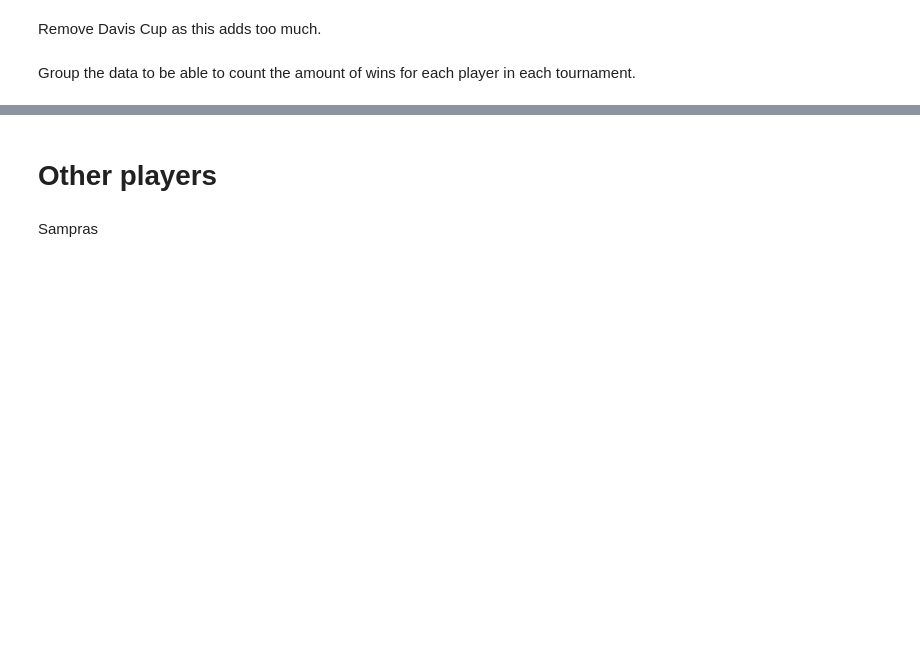
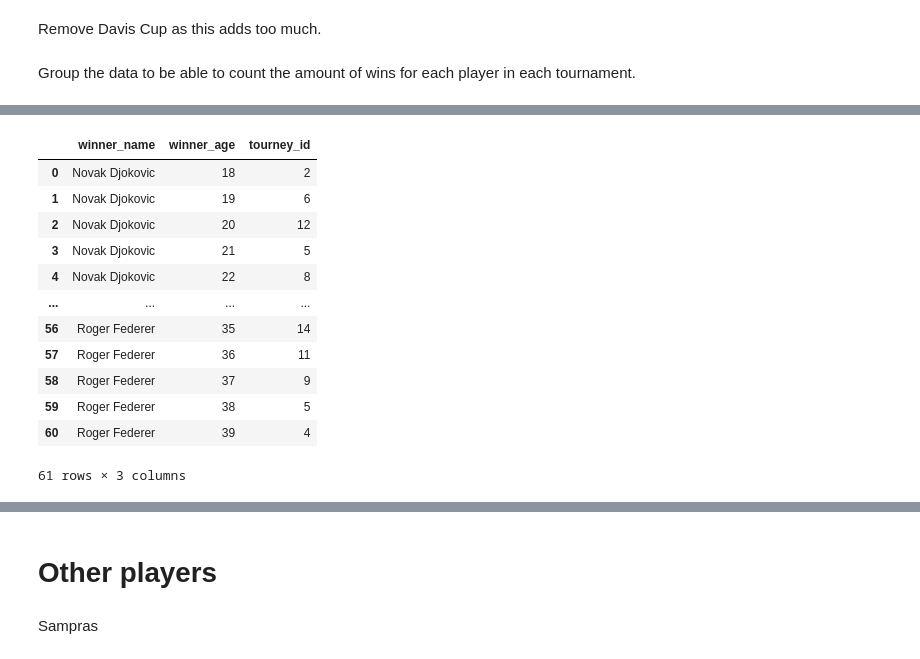
Before and after one commit to harryclem/TennisTop3, a Jupyter notebook: Top 3 tennis figures.ipynb, the cells around one changed output, grey strips where cells are left out. Drawn from its saved outputs; the diff is of its cells as text; code cells hidden in the pictures; blank space fills up the shorter version.

```diff
--- a/Top 3 tennis figures.ipynb
+++ b/Top 3 tennis figures.ipynb
@@ -255,0 +263,17 @@ grouped_winning_data
+# %%
+total_grand_slam_wins = grand_slam_wins.groupby(["winner_name", "winner_age"])["tourney_id"].sum().reset_index()
+total_grand_slam_wins
+# %% [output]
+|  | winner_name | winner_age | tourney_id |
+| 0 | Novak Djokovic | 18 | 2 |
+| 1 | Novak Djokovic | 19 | 6 |
+| 2 | Novak Djokovic | 20 | 12 |
+| 3 | Novak Djokovic | 21 | 5 |
+| 4 | Novak Djokovic | 22 | 8 |
+| ... | ... | ... | ... |
+| 56 | Roger Federer | 35 | 14 |
+| 57 | Roger Federer | 36 | 11 |
+| 58 | Roger Federer | 37 | 9 |
+| 59 | Roger Federer | 38 | 5 |
+| 60 | Roger Federer | 39 | 4 |
+61 rows × 3 columns
```
Also changed, not shown: parts of 9 cells of this notebook, 1 other file.
